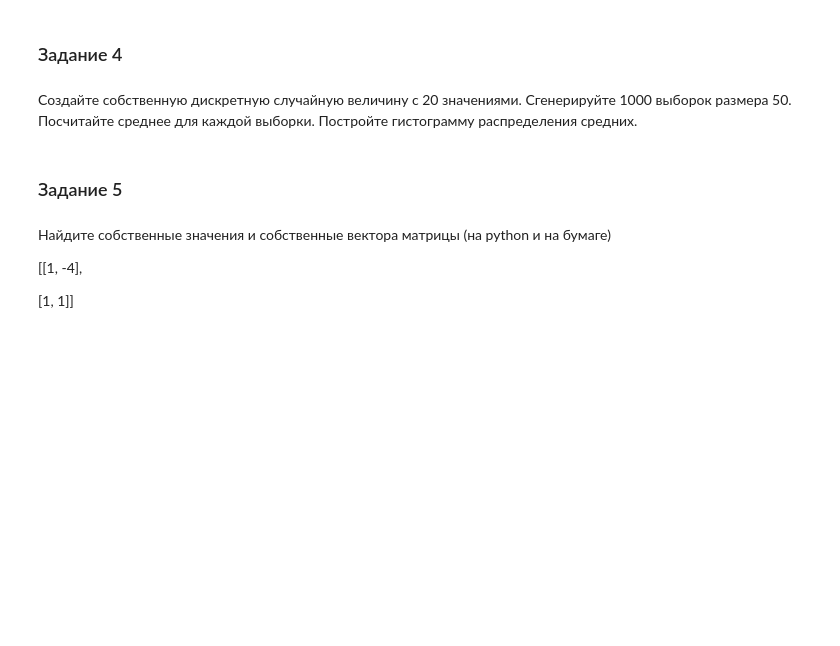
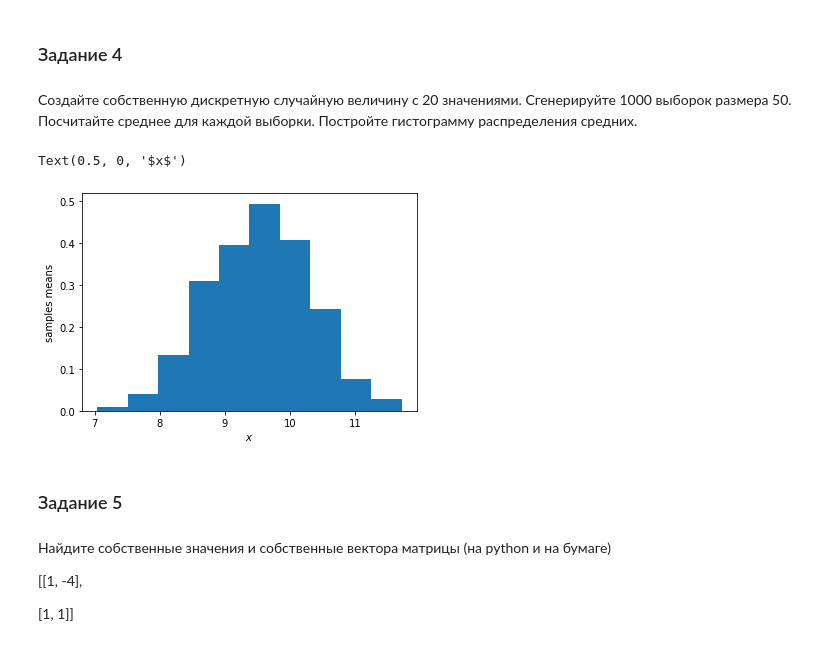
Before and after one commit to StetskoSergey/pida5_stetsko, a Jupyter notebook: mds FinalTest.ipynb, the cells around one changed output. Saved outputs shown, nothing was run; the diff lists cells and outputs as text; code cells hidden in the pictures; blank space fills up the shorter version.

```diff
--- a/mds FinalTest.ipynb
+++ b/mds FinalTest.ipynb
@@ -130,6 +139,18 @@ RuntimeError: ignored
 ### Задание 4
 # %% [markdown]
 Создайте собственную дискретную случайную величину с 20 значениями. Сгенерируйте 1000 выборок размера 50. Посчитайте среднее для каждой выборки. Постройте гистограмму распределения средних.
+# %%
+n = 20
+
+sp = range(n)
+data = [np.mean([np.random.choice(sp) for i in range(50)]) for j in range(1000)]
+plt.hist(data, density=True)
+
+plt.ylabel('samples means')
+plt.xlabel('$x$')
+# %% [output]
+Text(0.5, 0, '$x$')
+[figure, added]
 # %% [markdown]
 ### Задание 5
 # %% [markdown]
```
Also changed, not shown: parts of 3 cells of this notebook.
